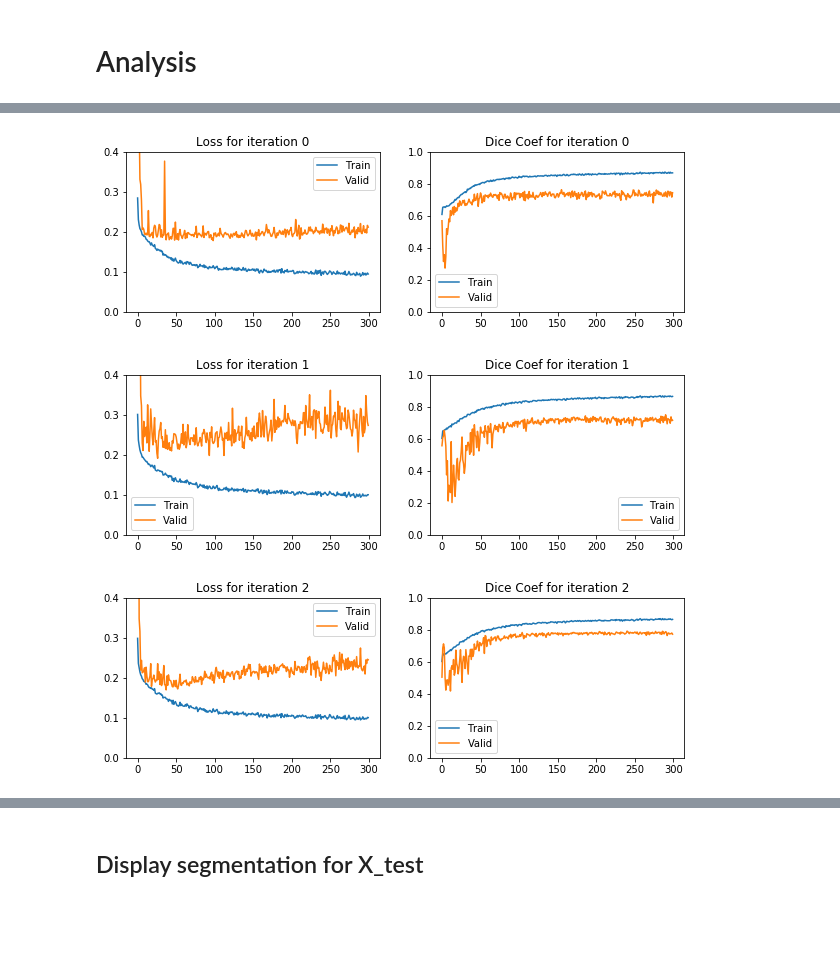
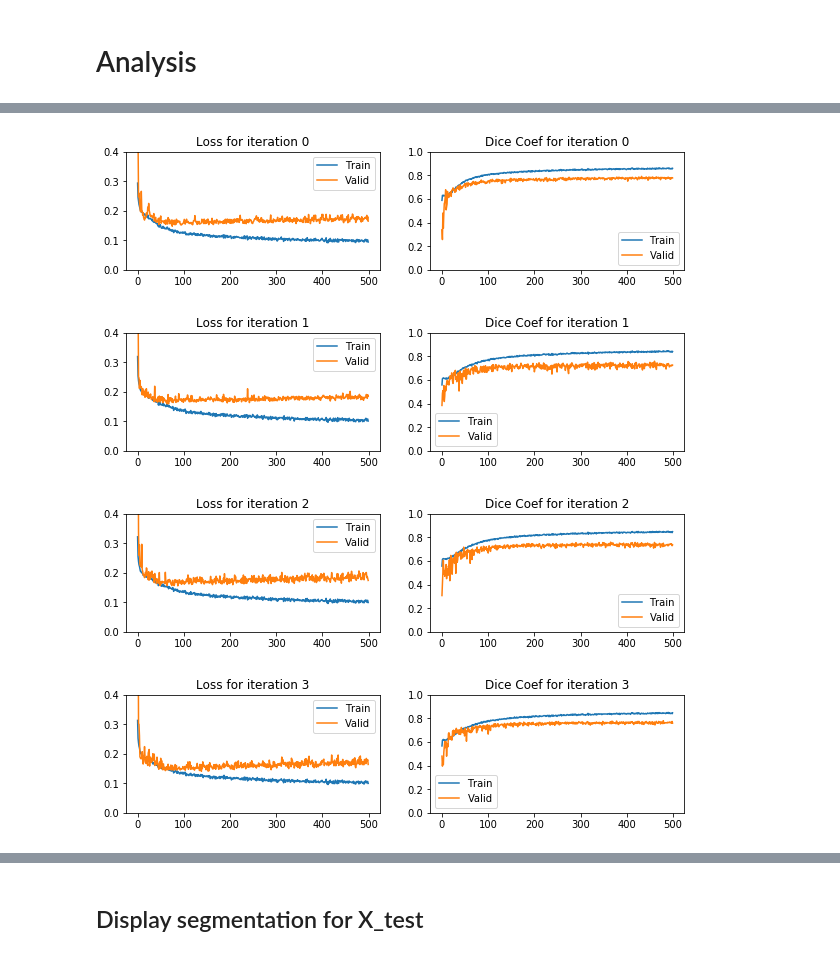
Before and after one commit to neuropoly/deep-active-learning, a Jupyter notebook: ceal/active_learning_27_09.ipynb, the cells around one changed output, grey strips where cells are left out. Cells and saved outputs as stored; diff of their text form; code cells hidden in the pictures; blank space fills up the shorter version.

Commit message:
Simplified functions, added comments, random splitting for train/validation sets

```diff
--- a/ceal/active_learning_27_09.ipynb
+++ b/ceal/active_learning_27_09.ipynb
@@ -550,20 +635,18 @@ X_full, y_full = load_data(path_img, path_mask, img_rows, img_cols )
 index_labelled, index_unlabelled, index_test = random_index_generator(X_full, 30, 16)
 
 # split data into train (labelled, 30%), unlabelled (active learning simulation, 50%), test (20%)
-X_labelled_0 = X_full[index_labelled]
-y_labelled_0 = y_full[index_labelled]
-
-X_unlabelled_0 = X_full[index_unlabelled]
-y_unlabelled_0 = y_full[index_unlabelled]
-
-X_test = X_full[index_test]
-y_test = y_full[index_test]
+X_labelled_0, y_labelled_0, X_unlabelled_0, y_unlabelled_0, X_test, y_test = split_for_simulation(X_full, y_full,
+                                                                                                  index_labelled,
+                                                                                                  index_unlabelled,
+                                                                                                  index_test)
 
 print("X_labelled shape = ", X_labelled_0.shape, "X_unlabelled shape = ", X_unlabelled_0.shape,
       "X_test shape = ",X_test.shape)
 print("------------DATA LOADING DONE---------")
 
 timestamp = format(time.strftime('%m%d_%H%M_%S'))
+
+
 # START ACTIVE LEARNING ITERATION
 for i in range(4):
     model_path = "./models/AL_model_" + str(i) + ".hdf5"     # save trained model after each training
@@ -578,6 +661,7 @@ for i in range(4):
         # select the samples that are going to be annotated by expert
         index = to_be_annotated(uncertain_unlabelled, 10)
 
+
         # add this samples + masks to the train set
         X_labelled = add_annotated_sample(X_labelled, X_unlabelled, index)
         y_labelled = add_annotated_sample(y_labelled, y_unlabelled, index)
@@ -590,25 +674,27 @@ for i in range(4):
         print("X_unlabelled shape=", X_unlabelled.shape, "y_unlabelled shape =", y_unlabelled.shape)
 
     # train - validation split
+    index_train, index_valid = random_train_valid_index_generator(X_labelled, 0.08)
     split_index = int(len(X_labelled)*0.80)
     X_valid = X_labelled[split_index:]
     y_valid = y_labelled[split_index:]
-    X_labelled = X_labelled[:split_index]
-    y_labelled = y_labelled[:split_index]
-    print("X_labelled shape = ", X_labelled.shape, "y_labelled shape =", y_labelled.shape)
+    X_train = X_labelled[:split_index]
+    y_train = y_labelled[:split_index]
+    print("X_train shape = ", X_train.shape, "y_train shape =", y_train.shape)
     print("X_valid shape = ", X_valid.shape, "y_valid shape =", y_valid.shape)
 
     ## Retrain with new dataset
 
     # data augmentation
     seed = 1
-    train_img_generator = data_generator().flow(X_labelled, seed = seed, batch_size = batch_size,  shuffle=False)
-    train_mask_generator = data_generator().flow(y_labelled, seed = seed, batch_size = batch_size, shuffle=False)
+    train_img_generator = data_generator().flow(X_train, seed = seed, batch_size = batch_size,  shuffle=False)
+    train_mask_generator = data_generator().flow(y_train, seed = seed, batch_size = batch_size, shuffle=False)
     train_generator = zip(train_img_generator, train_mask_generator)
 
 
     # load model
     model = unet_full_bn(dropout = True)
+
     # retrain from scratch after each iteration
     reset_weights(model)
 
@@ -698,26 +784,28 @@ def read_history(history_path):
     dice_coef = np.fromstring(text[3].split("[")[1][:-1], sep=',')
     return loss, val_dice_coef, val_loss, dice_coef
 # %%
-for i  in range(3):
-    history_path = ['/home/malub_local/history/0927_1446_40_history_iter_0_.txt',
-                    "/home/malub_local/history/0927_1547_41_history_iter_1_.txt",
-                    "/home/malub_local/history/0927_1640_30_history_iter_2_.txt"]
+for i  in range(4):
+    history_path = ['/home/malub_local/history/1002_0842_17_history_iter_0_.txt',
+                    "/home/malub_local/history/1002_0842_17_history_iter_1_.txt",
+                    "/home/malub_local/history/1002_0842_17_history_iter_2_.txt",
+                   "/home/malub_local/history/1002_0842_17_history_iter_3_.txt"]
     loss, val_dice_coef, val_loss, dice_coef = read_history(history_path[i])
     fig, ax = plt.subplots(figsize = (10, 10))
-    plt.subplot(320 + 2*i + 1)
+    plt.subplot(420 + 2*i + 1)
     plt.plot(loss)
     plt.plot(val_loss)
     plt.title("Loss for iteration " + str(i))
     plt.legend(["Train", "Valid"])
     plt.ylim(0, 0.4)
-    plt.subplot(320 + 2*i + 2)
+    plt.subplot(420 + 2*i + 2)
     plt.plot(dice_coef)
     plt.plot(val_dice_coef)
     plt.title("Dice Coef for iteration " + str(i))
     plt.legend(["Train", "Valid"])
     plt.ylim(0, 1)
     plt.show()
 # %% [output]
-[figure, old version]
+[figure, new version]
-[figure, old version]
+[figure, new version]
-[figure, old version]
+[figure, new version]
+[figure, added]
```
Also changed, not shown: parts of 17 cells of this notebook.
